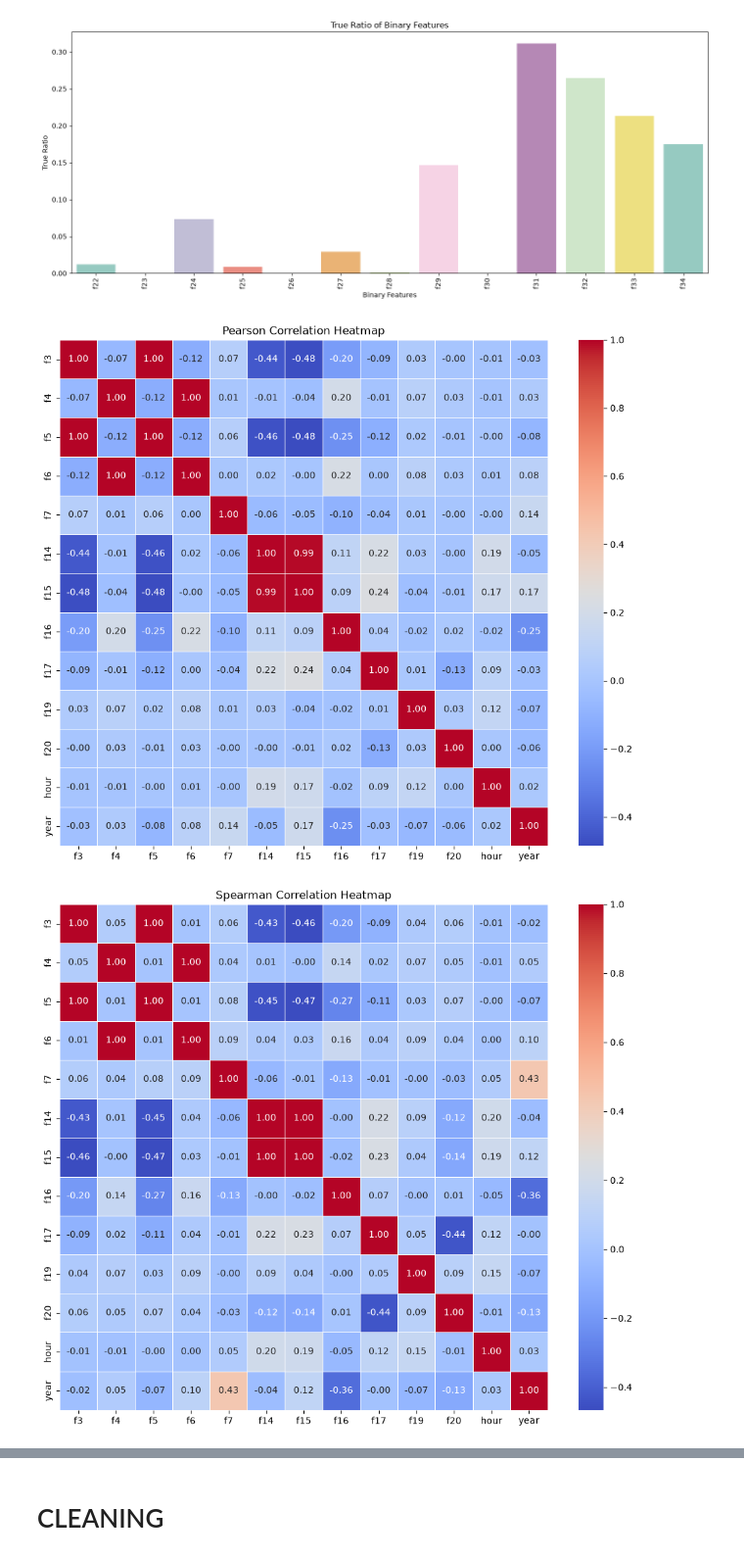
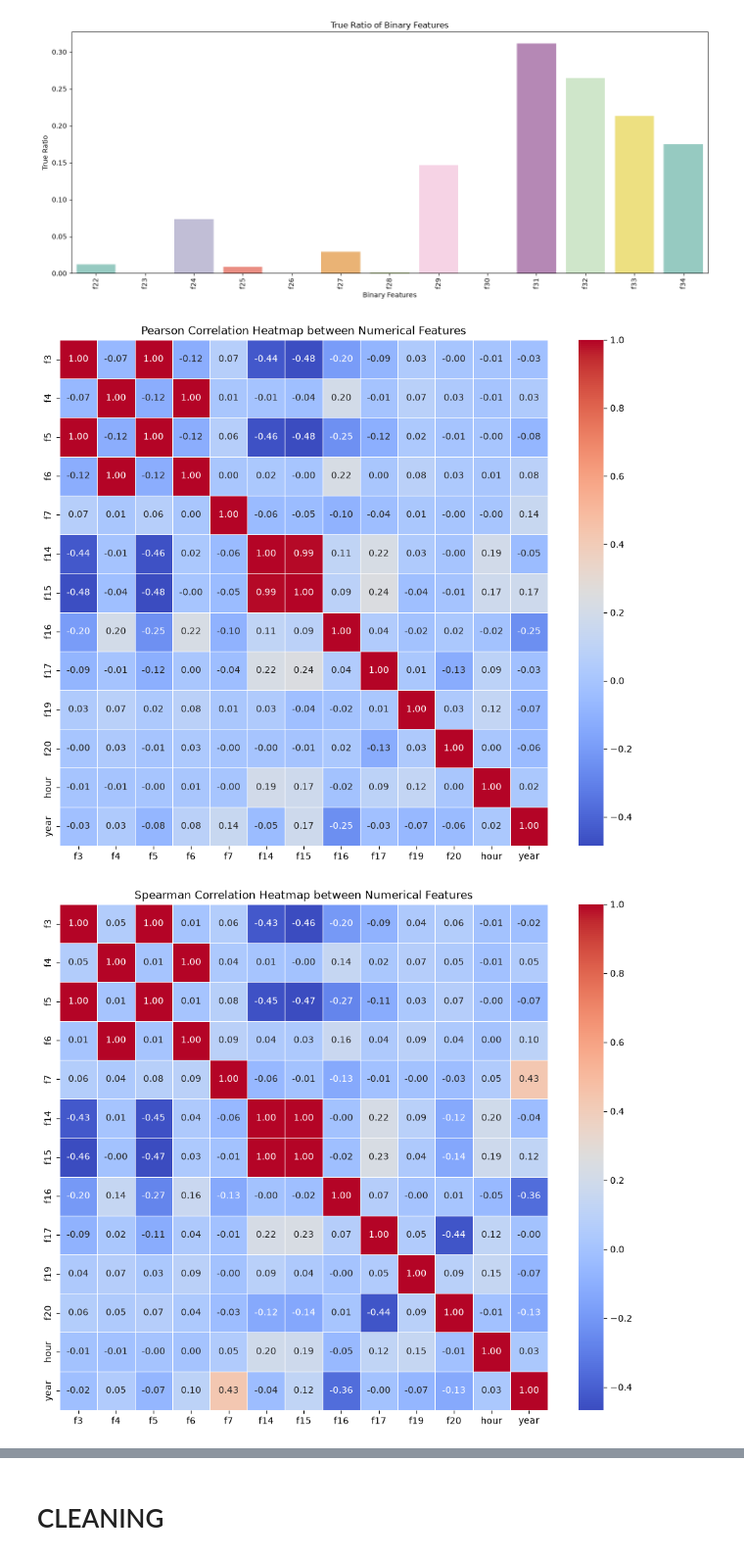
Before and after one commit to HesamMerajifar/Datamining, a Jupyter notebook: Merge.ipynb, the cells around one changed output, grey strips where cells are left out. Shown at 98% size. Cells and saved outputs as stored; diff of their text form; code cells hidden in the pictures.

```diff
--- a/Merge.ipynb
+++ b/Merge.ipynb
@@ -569,20 +569,20 @@ Binary columns: ['f22', 'f23', 'f24', 'f25', 'f26', 'f27', 'f28', 'f29', 'f30',
 # %%
 if numeric_cols:
     # Pearson Correlation Heatmap
     plt.figure(figsize=(12, 10))
     sns.heatmap(df[numeric_cols].corr(method='pearson'), annot=True, cmap='coolwarm', fmt=".2f", linewidths=.5)
-    plt.title('Pearson Correlation Heatmap')
+    plt.title('Pearson Correlation Heatmap between Numerical Features')
     plt.show()
 
     # Spearman Correl ation Heatmap
     plt.figure(figsize=(12, 10))
     sns.heatmap(df[numeric_cols].corr(method='spearman'), annot=True, cmap='coolwarm', fmt=".2f", linewidths=.5)
-    plt.title('Spearman Correlation Heatmap')
+    plt.title('Spearman Correlation Heatmap between Numerical Features')
     plt.show()
 else:
     print("No numerical columns found for correlation analysis.")
 # %% [output]
-[figure, old version]
+[figure, new version]
-[figure, old version]
+[figure, new version]
 # %%
 def cramers_v(x, y):
```
Also changed, not shown: parts of 3 cells of this notebook, 1 other file.
